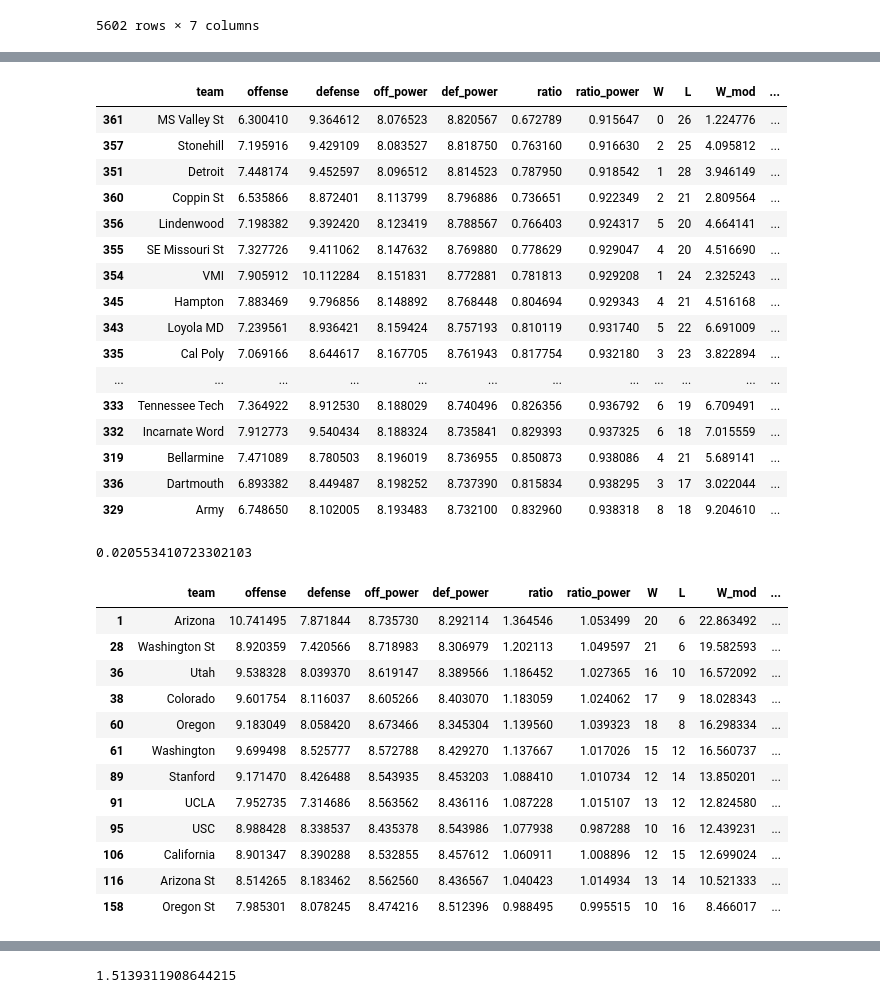
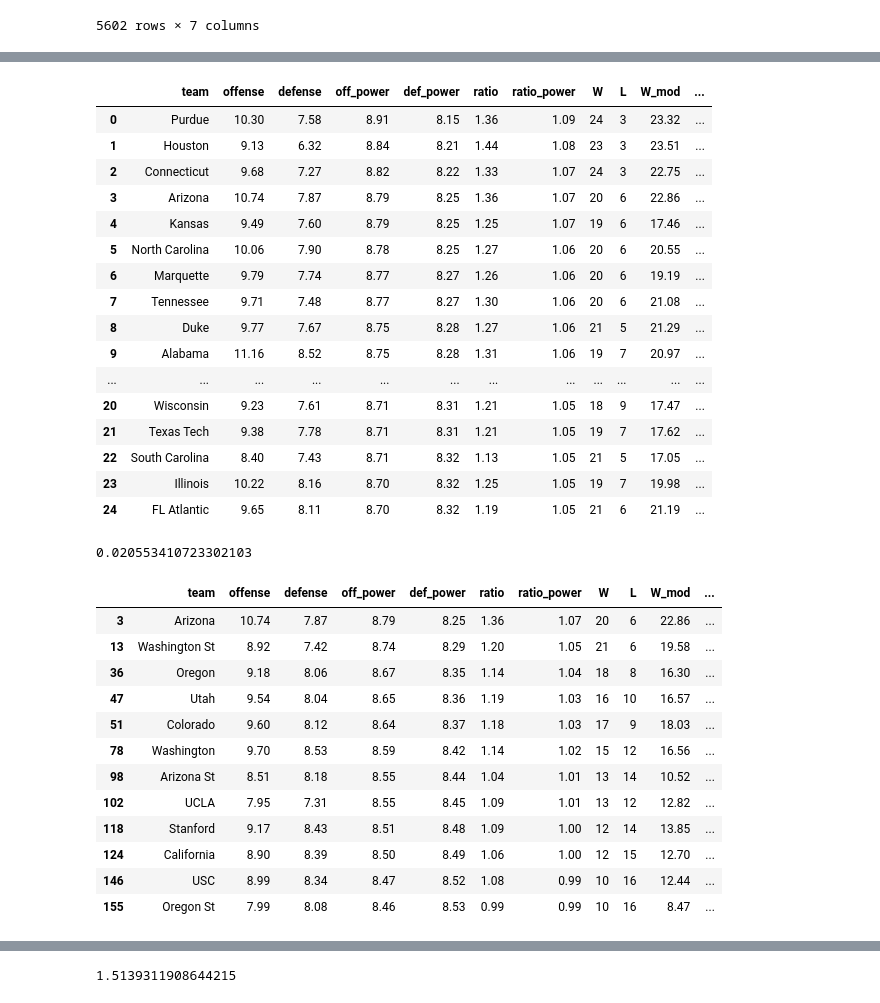
Before and after one commit to daviderics/Basketball-Model, a Jupyter notebook: bball_modeler.ipynb, the cells around one changed output, grey strips where cells are left out. Cells and saved outputs as stored; diff of their text form; code cells hidden in the pictures.

Commit message:
Fixed error with calculating multiplicative power rankings

```diff
--- a/bball_modeler.ipynb
+++ b/bball_modeler.ipynb
@@ -1059,16 +1059,16 @@ def fit_parameters_correl(game_data,
 
     # Calculate probability of each team winning if they replace any other team in any game
     if model_type == 'mult':
-        home_prob = ss.norm.cdf(np.multiply(def_par[game_copy['away_id']] * (1 + h_adv)*(1-game_copy[neutral].values),
+        home_prob = ss.norm.cdf(np.multiply(def_par[game_copy['away_id']] * (1 + h_adv*(1-game_copy[neutral].values)),
                                             off_par.reshape((-1,1))) - \
-                                np.multiply(off_par[game_copy['away_id']] * (1 - h_adv)*(1-game_copy[neutral].values),
+                                np.multiply(off_par[game_copy['away_id']] * (1 - h_adv*(1-game_copy[neutral].values)),
                                             def_par.reshape((-1,1))),
                                 0,
                                 np.sqrt(2 * var_res * (1 - rho)))
 
-        away_prob = ss.norm.cdf(np.multiply(def_par[game_copy['home_id']] * (1 - h_adv)*(1-game_copy[neutral].values),
+        away_prob = ss.norm.cdf(np.multiply(def_par[game_copy['home_id']] * (1 - h_adv*(1-game_copy[neutral].values)),
                                             off_par.reshape((-1,1))) - \
-                                np.multiply(off_par[game_copy['home_id']] * (1 + h_adv)*(1-game_copy[neutral].values),
+                                np.multiply(off_par[game_copy['home_id']] * (1 + h_adv*(1-game_copy[neutral].values)),
                                             def_par.reshape((-1,1))),
                                 0,
                                 np.sqrt(2 * var_res * (1 - rho)))
@@ -1156,9 +1156,6 @@ par_dict_m, h_adv_m, games_model_m = fit_parameters_correl(games,
 # %%
 par_dict_m['ratio'] = par_dict_m['offense'] / par_dict_m['defense']
 par_dict_m['ratio_power'] = par_dict_m['off_power'] / par_dict_m['def_power']
-# %%
-par_dict_m.sort_values(by='ratio', ascending=False, inplace=True)
-par_dict_m.reset_index(drop=True, inplace=True)
 # %%
 par_dict_m['W'] = [np.sum(games_model_m.loc[games_model_m['home_team']==tm,'home_score'] > \
                           games_model_m.loc[games_model_m['home_team']==tm,'away_score']) + \
@@ -1184,42 +1180,46 @@ par_dict_m['conference_rank'] = par_dict_m.groupby('Conference').cumcount()+1
+# %%
+#par_dict_m.sort_values(by='ratio', ascending=False, inplace=True)
+par_dict_m.sort_values(by='ratio_power', ascending=False, inplace=True)
+par_dict_m.reset_index(drop=True, inplace=True)
+par_dict_m['conference_rank'] = par_dict_m.groupby('Conference').cumcount()+1
 # %%
 n = 0
-par_dict_m.sort_values(by='ratio_power', ascending=True)[n:n+25].round(1)
-#par_dict_m[n:n+25].round(1)
+par_dict_m[n:n+25].round(2)
 # %% [output]
 |  | team | offense | defense | off_power | def_power | ratio | ratio_power | W | L | W_mod | ... |
-| 361 | MS Valley St | 6.300410 | 9.364612 | 8.076523 | 8.820567 | 0.672789 | 0.915647 | 0 | 26 | 1.224776 | ... |
-| 357 | Stonehill | 7.195916 | 9.429109 | 8.083527 | 8.818750 | 0.763160 | 0.916630 | 2 | 25 | 4.095812 | ... |
-| 351 | Detroit | 7.448174 | 9.452597 | 8.096512 | 8.814523 | 0.787950 | 0.918542 | 1 | 28 | 3.946149 | ... |
-| 360 | Coppin St | 6.535866 | 8.872401 | 8.113799 | 8.796886 | 0.736651 | 0.922349 | 2 | 21 | 2.809564 | ... |
-| 356 | Lindenwood | 7.198382 | 9.392420 | 8.123419 | 8.788567 | 0.766403 | 0.924317 | 5 | 20 | 4.664141 | ... |
-| 355 | SE Missouri St | 7.327726 | 9.411062 | 8.147632 | 8.769880 | 0.778629 | 0.929047 | 4 | 20 | 4.516690 | ... |
-| 354 | VMI | 7.905912 | 10.112284 | 8.151831 | 8.772881 | 0.781813 | 0.929208 | 1 | 24 | 2.325243 | ... |
-| 345 | Hampton | 7.883469 | 9.796856 | 8.148892 | 8.768448 | 0.804694 | 0.929343 | 4 | 21 | 4.516168 | ... |
-| 343 | Loyola MD | 7.239561 | 8.936421 | 8.159424 | 8.757193 | 0.810119 | 0.931740 | 5 | 22 | 6.691009 | ... |
-| 335 | Cal Poly | 7.069166 | 8.644617 | 8.167705 | 8.761943 | 0.817754 | 0.932180 | 3 | 23 | 3.822894 | ... |
+| 0 | Purdue | 10.30 | 7.58 | 8.91 | 8.15 | 1.36 | 1.09 | 24 | 3 | 23.32 | ... |
+| 1 | Houston | 9.13 | 6.32 | 8.84 | 8.21 | 1.44 | 1.08 | 23 | 3 | 23.51 | ... |
+| 2 | Connecticut | 9.68 | 7.27 | 8.82 | 8.22 | 1.33 | 1.07 | 24 | 3 | 22.75 | ... |
+| 3 | Arizona | 10.74 | 7.87 | 8.79 | 8.25 | 1.36 | 1.07 | 20 | 6 | 22.86 | ... |
+| 4 | Kansas | 9.49 | 7.60 | 8.79 | 8.25 | 1.25 | 1.07 | 19 | 6 | 17.46 | ... |
+| 5 | North Carolina | 10.06 | 7.90 | 8.78 | 8.25 | 1.27 | 1.06 | 20 | 6 | 20.55 | ... |
+| 6 | Marquette | 9.79 | 7.74 | 8.77 | 8.27 | 1.26 | 1.06 | 20 | 6 | 19.19 | ... |
+| 7 | Tennessee | 9.71 | 7.48 | 8.77 | 8.27 | 1.30 | 1.06 | 20 | 6 | 21.08 | ... |
+| 8 | Duke | 9.77 | 7.67 | 8.75 | 8.28 | 1.27 | 1.06 | 21 | 5 | 21.29 | ... |
+| 9 | Alabama | 11.16 | 8.52 | 8.75 | 8.28 | 1.31 | 1.06 | 19 | 7 | 20.97 | ... |
 | ... | ... | ... | ... | ... | ... | ... | ... | ... | ... | ... | ... |
-| 333 | Tennessee Tech | 7.364922 | 8.912530 | 8.188029 | 8.740496 | 0.826356 | 0.936792 | 6 | 19 | 6.709491 | ... |
-| 332 | Incarnate Word | 7.912773 | 9.540434 | 8.188324 | 8.735841 | 0.829393 | 0.937325 | 6 | 18 | 7.015559 | ... |
-| 319 | Bellarmine | 7.471089 | 8.780503 | 8.196019 | 8.736955 | 0.850873 | 0.938086 | 4 | 21 | 5.689141 | ... |
-| 336 | Dartmouth | 6.893382 | 8.449487 | 8.198252 | 8.737390 | 0.815834 | 0.938295 | 3 | 17 | 3.022044 | ... |
-| 329 | Army | 6.748650 | 8.102005 | 8.193483 | 8.732100 | 0.832960 | 0.938318 | 8 | 18 | 9.204610 | ... |
+| 20 | Wisconsin | 9.23 | 7.61 | 8.71 | 8.31 | 1.21 | 1.05 | 18 | 9 | 17.47 | ... |
+| 21 | Texas Tech | 9.38 | 7.78 | 8.71 | 8.31 | 1.21 | 1.05 | 19 | 7 | 17.62 | ... |
+| 22 | South Carolina | 8.40 | 7.43 | 8.71 | 8.32 | 1.13 | 1.05 | 21 | 5 | 17.05 | ... |
+| 23 | Illinois | 10.22 | 8.16 | 8.70 | 8.32 | 1.25 | 1.05 | 19 | 7 | 19.98 | ... |
+| 24 | FL Atlantic | 9.65 | 8.11 | 8.70 | 8.32 | 1.19 | 1.05 | 21 | 6 | 21.19 | ... |
 # %%
 h_adv_m
 # %% [output]
 0.020553410723302103
 # %%
-par_dict_m[par_dict_m['Conference']=='Pac-12']
+par_dict_m[par_dict_m['Conference']=='Pac-12'].round(2)
 # %% [output]
 |  | team | offense | defense | off_power | def_power | ratio | ratio_power | W | L | W_mod | ... |
-| 1 | Arizona | 10.741495 | 7.871844 | 8.735730 | 8.292114 | 1.364546 | 1.053499 | 20 | 6 | 22.863492 | ... |
-| 28 | Washington St | 8.920359 | 7.420566 | 8.718983 | 8.306979 | 1.202113 | 1.049597 | 21 | 6 | 19.582593 | ... |
-| 36 | Utah | 9.538328 | 8.039370 | 8.619147 | 8.389566 | 1.186452 | 1.027365 | 16 | 10 | 16.572092 | ... |
-| 38 | Colorado | 9.601754 | 8.116037 | 8.605266 | 8.403070 | 1.183059 | 1.024062 | 17 | 9 | 18.028343 | ... |
-| 60 | Oregon | 9.183049 | 8.058420 | 8.673466 | 8.345304 | 1.139560 | 1.039323 | 18 | 8 | 16.298334 | ... |
-| 61 | Washington | 9.699498 | 8.525777 | 8.572788 | 8.429270 | 1.137667 | 1.017026 | 15 | 12 | 16.560737 | ... |
-| 89 | Stanford | 9.171470 | 8.426488 | 8.543935 | 8.453203 | 1.088410 | 1.010734 | 12 | 14 | 13.850201 | ... |
-| 91 | UCLA | 7.952735 | 7.314686 | 8.563562 | 8.436116 | 1.087228 | 1.015107 | 13 | 12 | 12.824580 | ... |
-| 95 | USC | 8.988428 | 8.338537 | 8.435378 | 8.543986 | 1.077938 | 0.987288 | 10 | 16 | 12.439231 | ... |
-| 106 | California | 8.901347 | 8.390288 | 8.532855 | 8.457612 | 1.060911 | 1.008896 | 12 | 15 | 12.699024 | ... |
-| 116 | Arizona St | 8.514265 | 8.183462 | 8.562560 | 8.436567 | 1.040423 | 1.014934 | 13 | 14 | 10.521333 | ... |
-| 158 | Oregon St | 7.985301 | 8.078245 | 8.474216 | 8.512396 | 0.988495 | 0.995515 | 10 | 16 | 8.466017 | ... |
+| 3 | Arizona | 10.74 | 7.87 | 8.79 | 8.25 | 1.36 | 1.07 | 20 | 6 | 22.86 | ... |
+| 13 | Washington St | 8.92 | 7.42 | 8.74 | 8.29 | 1.20 | 1.05 | 21 | 6 | 19.58 | ... |
+| 36 | Oregon | 9.18 | 8.06 | 8.67 | 8.35 | 1.14 | 1.04 | 18 | 8 | 16.30 | ... |
+| 47 | Utah | 9.54 | 8.04 | 8.65 | 8.36 | 1.19 | 1.03 | 16 | 10 | 16.57 | ... |
+| 51 | Colorado | 9.60 | 8.12 | 8.64 | 8.37 | 1.18 | 1.03 | 17 | 9 | 18.03 | ... |
+| 78 | Washington | 9.70 | 8.53 | 8.59 | 8.42 | 1.14 | 1.02 | 15 | 12 | 16.56 | ... |
+| 98 | Arizona St | 8.51 | 8.18 | 8.55 | 8.44 | 1.04 | 1.01 | 13 | 14 | 10.52 | ... |
+| 102 | UCLA | 7.95 | 7.31 | 8.55 | 8.45 | 1.09 | 1.01 | 13 | 12 | 12.82 | ... |
+| 118 | Stanford | 9.17 | 8.43 | 8.51 | 8.48 | 1.09 | 1.00 | 12 | 14 | 13.85 | ... |
+| 124 | California | 8.90 | 8.39 | 8.50 | 8.49 | 1.06 | 1.00 | 12 | 15 | 12.70 | ... |
+| 146 | USC | 8.99 | 8.34 | 8.47 | 8.52 | 1.08 | 0.99 | 10 | 16 | 12.44 | ... |
+| 155 | Oregon St | 7.99 | 8.08 | 8.46 | 8.53 | 0.99 | 0.99 | 10 | 16 | 8.47 | ... |
```
Also changed, not shown: parts of 12 cells of this notebook.
